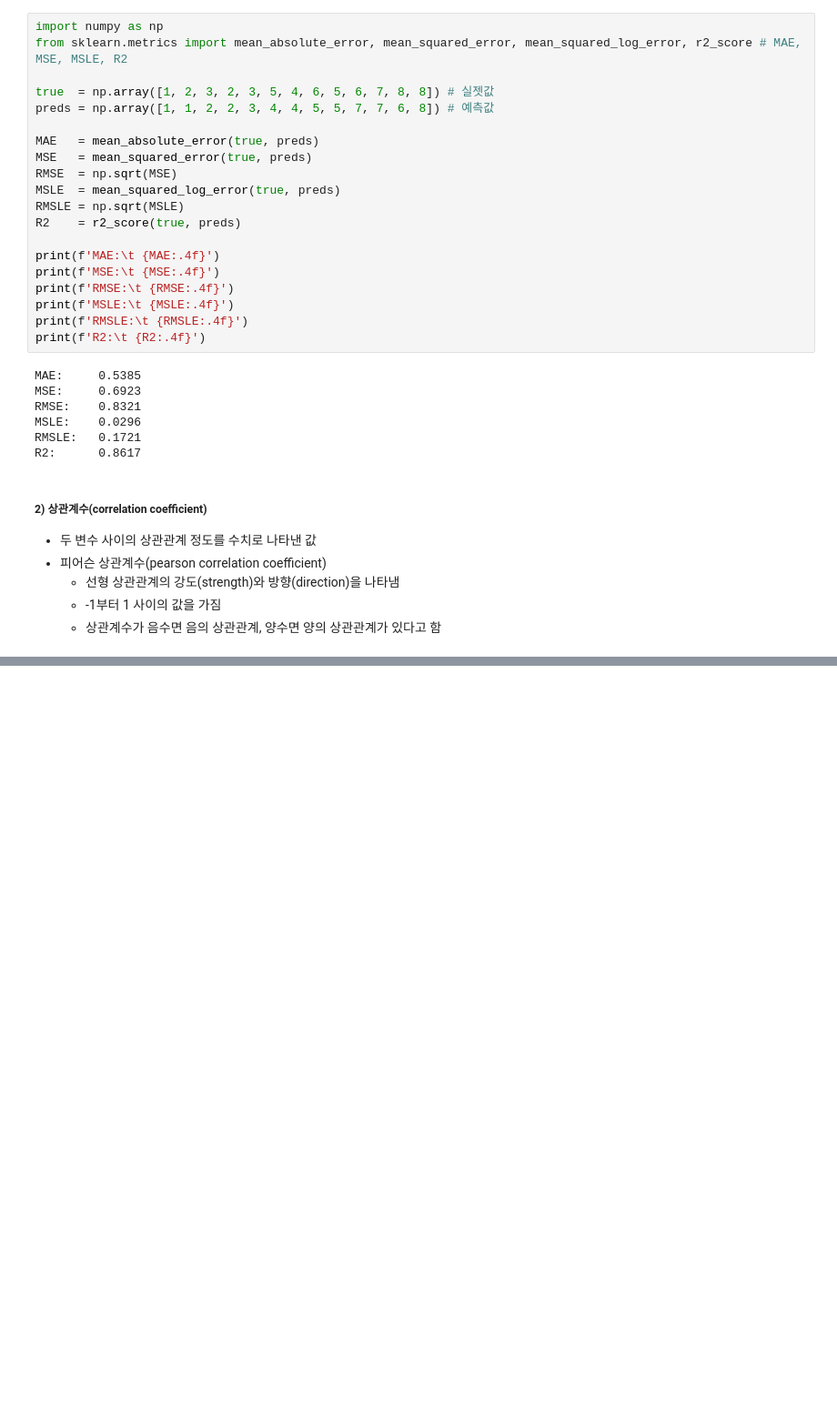
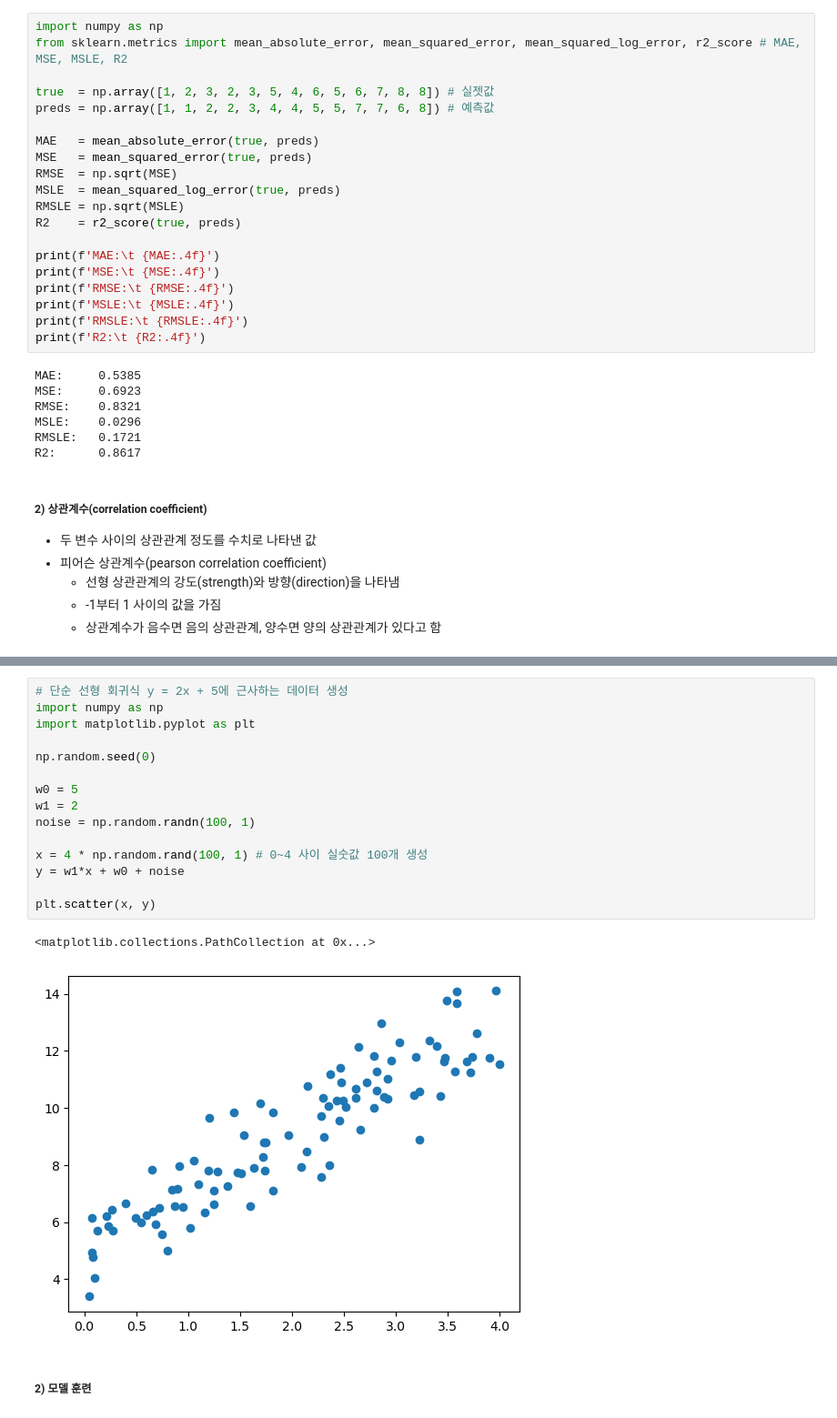
Before and after one commit to hbhb0311/DataAnalysis, a Jupyter notebook: ml_basic.ipynb, the cells around one changed output, grey strips where cells are left out. Shown at 91% size. Cells and saved outputs as stored; diff of their text form; blank space fills up the shorter version.

```diff
--- a/ml_basic.ipynb
+++ b/ml_basic.ipynb
@@ -66,0 +340,20 @@ R2:      0.8617
+# %%
+# 단순 선형 회귀식 y = 2x + 5에 근사하는 데이터 생성
+import numpy as np
+import matplotlib.pyplot as plt
+
+np.random.seed(0)
+
+w0 = 5
+w1 = 2
+noise = np.random.randn(100, 1)
+
+x = 4 * np.random.rand(100, 1) # 0~4 사이 실숫값 100개 생성
+y = w1*x + w0 + noise
+
+plt.scatter(x, y)
+# %% [output]
+<matplotlib.collections.PathCollection at 0x...>
+[figure, added]
+# %% [markdown]
+##### 2) 모델 훈련
```
Also changed, not shown: parts of 32 cells of this notebook.
